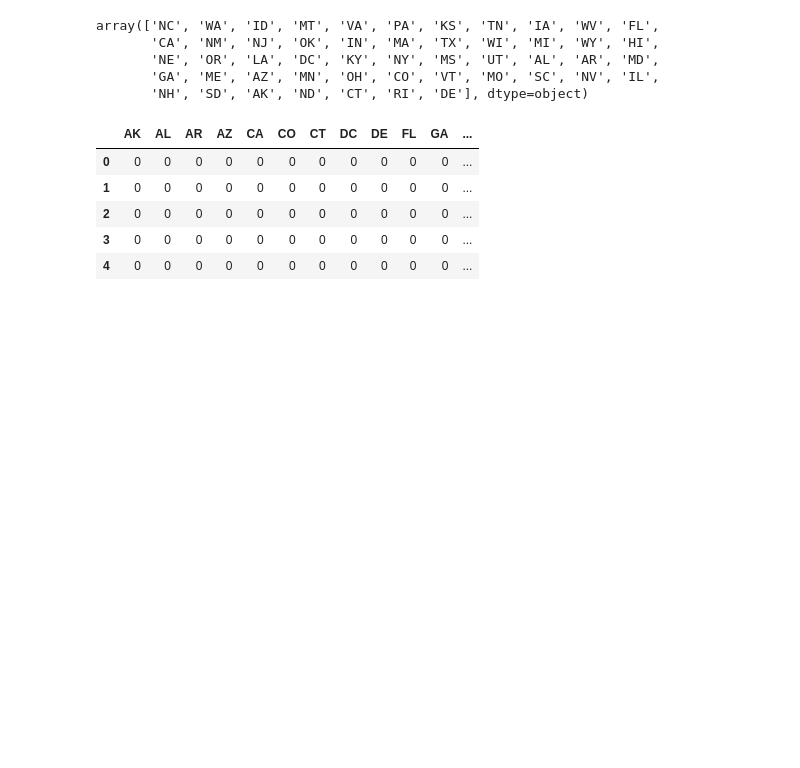
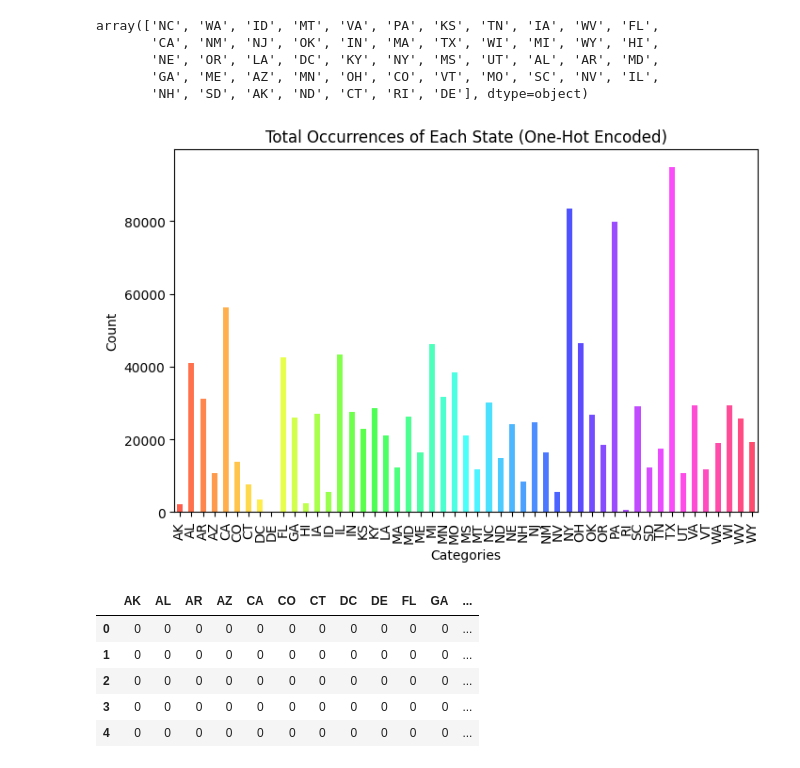
Before and after one commit to TOM-TITO-coder/AI_Final_Project, a Jupyter notebook: credit_card_ann.ipynb, the cells around one changed output. Drawn from its saved outputs; the diff is of its cells as text; code cells hidden in the pictures; blank space fills up the shorter version.

```diff
--- a/credit_card_ann.ipynb
+++ b/credit_card_ann.ipynb
@@ -163,6 +174,19 @@ array(['NC', 'WA', 'ID', 'MT', 'VA', 'PA', 'KS', 'TN', 'IA', 'WV', 'FL',
        'NH', 'SD', 'AK', 'ND', 'CT', 'RI', 'DE'], dtype=object)
 # %%
 state_df = (pd.get_dummies(df['state'])).astype(int)
+# %%
+num_categories = len(state_df.columns)
+colors = sns.color_palette("hsv", num_categories)
+
+plt.figure(figsize=(8, 20))
+
+state_df.sum().plot(kind='bar', figsize=(8, 5), color=colors, alpha=0.7)
+plt.title("Total Occurrences of Each State (One-Hot Encoded)")
+plt.ylabel("Count")
+plt.xlabel("Categories")
+plt.show()
+# %% [output]
+[figure, added]
 # %%
 state_df.head()
 # %% [output]
```
Also changed, not shown: parts of 35 cells of this notebook, 2 other files.
